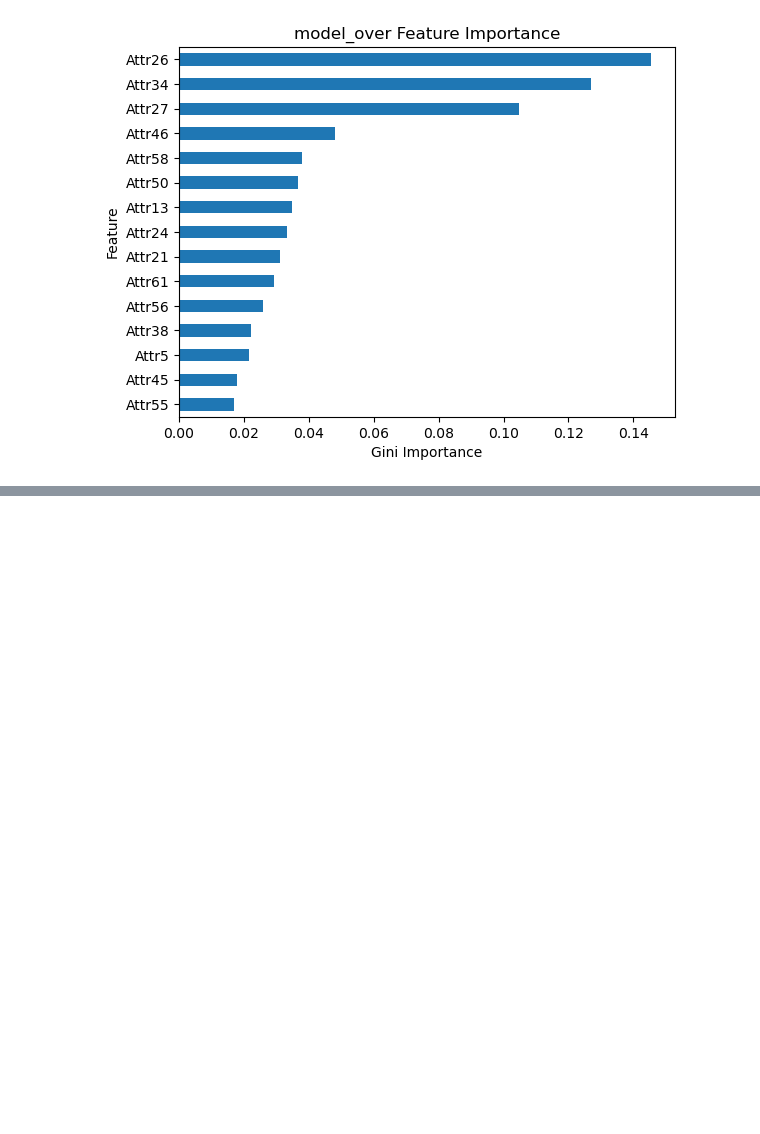
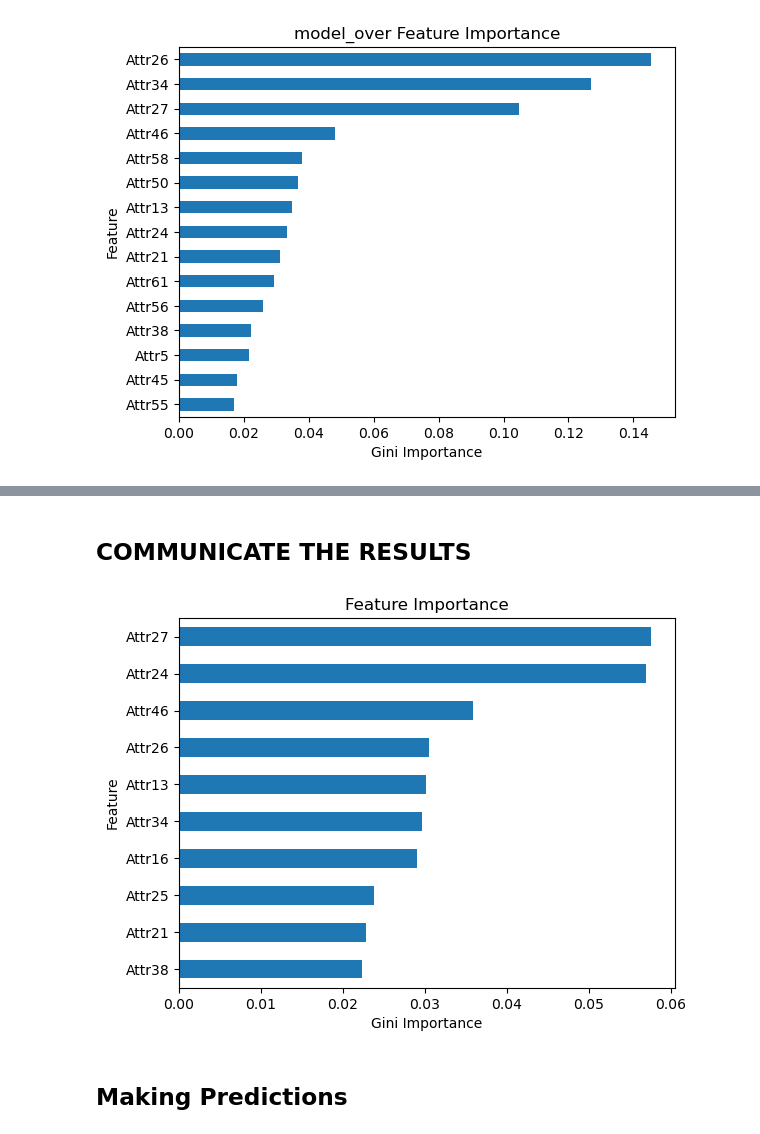
Before and after one commit to kriung/Corporate-Bankruptcy-Prediction, a Jupyter notebook: bankruptcy_predictor.ipynb, the cells around one changed output, grey strips where cells are left out. Cells and saved outputs as stored; diff of their text form; code cells hidden in the pictures; blank space fills up the shorter version.

```diff
--- a/bankruptcy_predictor.ipynb
+++ b/bankruptcy_predictor.ipynb
@@ -227,0 +359,17 @@ with open("dt_classifier.pkl", "wb") as f:
+# %% [markdown]
+## COMMUNICATE THE RESULTS
+# %%
+#Extract Feature Importances
+# Get feature names from training data
+features = X_train_over.columns
+# Extract importances from model
+importances = model.best_estimator_.named_steps["randomforestclassifier"].feature_importances_
+# Create a series with feature names and importances
+feat_imp = pd.Series(importances, index = features).sort_values()
+# Plot 10 most important features
+feat_imp.tail(10).plot(kind = "barh")
+plt.xlabel("Gini Importance")
+plt.ylabel("Feature")
+plt.title("Feature Importance");
+# %% [output]
+[figure, added]
@@ -227,0 +380,2 @@ with open("dt_classifier.pkl", "wb") as f:
+# %% [markdown]
+## Making Predictions
```
Also changed, not shown: parts of 35 cells of this notebook, 3 other files.
